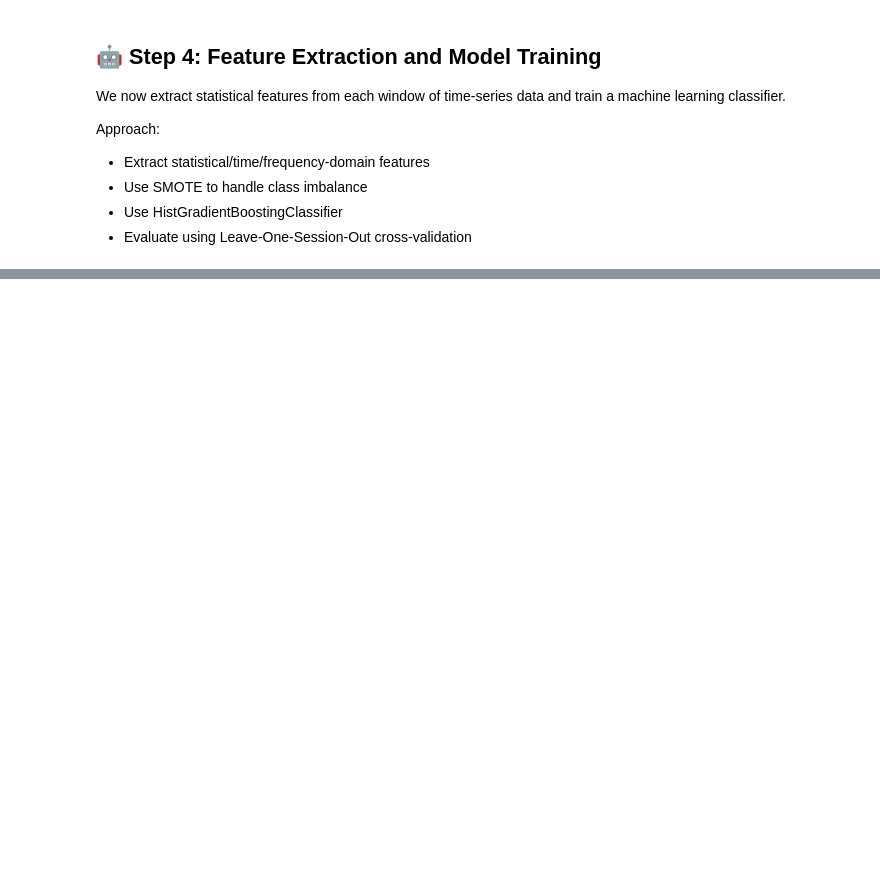
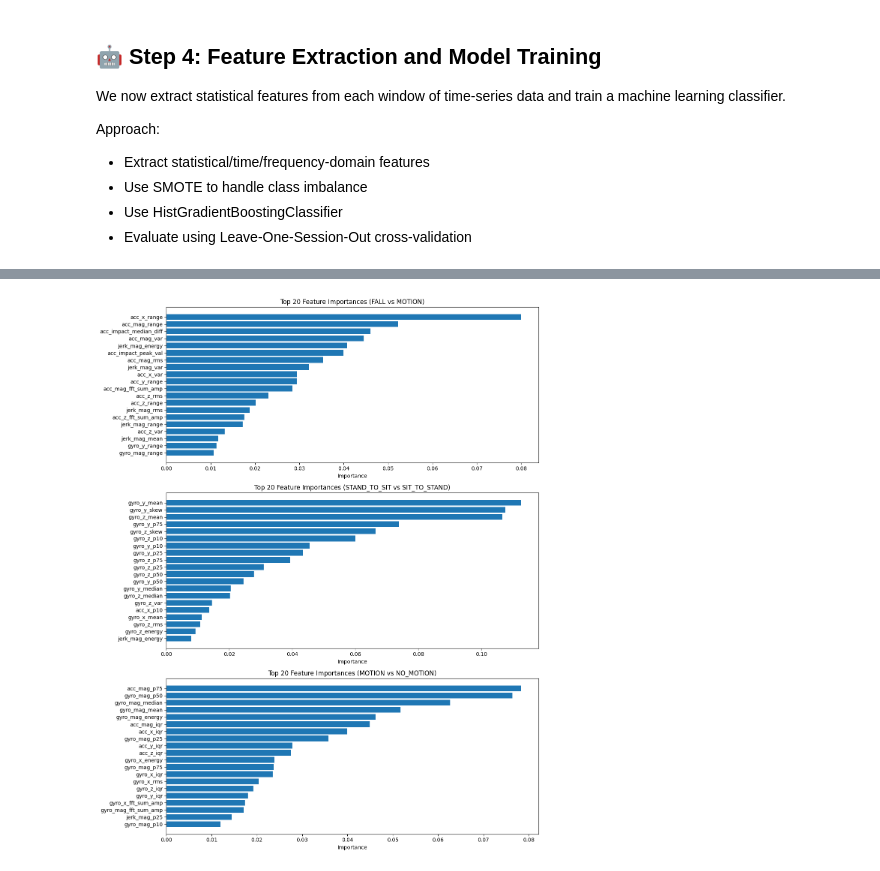
Before and after one commit to sankoktas/bhi360-fall-detection, a Jupyter notebook: app.ipynb, the cells around one changed output, grey strips where cells are left out. Saved outputs shown, nothing was run; the diff lists cells and outputs as text; code cells hidden in the pictures; blank space fills up the shorter version.

```diff
--- a/app.ipynb
+++ b/app.ipynb
@@ -671,0 +1031,68 @@ Macro Precision: 0.8285, Macro Recall: 0.8644, Macro F1: 0.8445
+# %%
+import pandas as pd
+import numpy as np
+import matplotlib.pyplot as plt
+from sklearn.ensemble import RandomForestClassifier
+from sklearn.preprocessing import LabelEncoder
+from sklearn.impute import SimpleImputer
+from sklearn.metrics import classification_report
+
+# Load full extracted dataset
+feats = pd.read_csv("extracted_features.csv")
+
+# Automatically determine feature columns (exclude non-features)
+non_feature_cols = ["label", "session_id", "start_time", "end_time"]
+all_features = [col for col in feats.columns if col not in non_feature_cols]
+
+# Define class pairs to compare
+tasks = [
+    ("FALL", "MOTION"),
+    ("STAND_TO_SIT", "SIT_TO_STAND"),
+    ("MOTION", "NO_MOTION")
+]
+
+# Set up a single figure with subplots
+num_tasks = len(tasks)
+fig, axes = plt.subplots(nrows=num_tasks, figsize=(12, 5 * num_tasks))
+if num_tasks == 1:
+    axes = [axes]  # Ensure it's iterable
+
+# Run classification and plotting for each class pair
+for i, (class1, class2) in enumerate(tasks):
+    subset = feats[feats['label'].isin([class1, class2])].copy()
+
+    X = subset[all_features].to_numpy()
+    y = subset['label'].to_numpy()
+
+    imp = SimpleImputer(strategy="mean")
+    X = imp.fit_transform(X)
+
+    le = LabelEncoder()
+    y = le.fit_transform(y)
+
+    rf = RandomForestClassifier(n_estimators=300, max_depth=None, random_state=42, n_jobs=-1)
+    rf.fit(X, y)
+
+    y_pred = rf.predict(X)
+    print(f"\n📊 Classification Report ({class1} vs {class2}):")
+    print(classification_report(y, y_pred, target_names=le.classes_))
+
+    importances = rf.feature_importances_
+    sorted_feats = sorted(zip(all_features, importances), key=lambda x: x[1], reverse=True)
+
+    print(f"\n🔥 Feature importance for {class1} vs {class2}:")
+    for feat, imp_val in sorted_feats[:15]:  # Show top 15 in terminal
+        print(f"{feat}: {imp_val:.4f}")
+
+    # Plot top 20 features
+    top_feats = sorted_feats[:20]
+    ax = axes[i]
+    ax.barh([f for f, _ in top_feats], [i for _, i in top_feats])
+    ax.set_title(f"Top 20 Feature Importances ({class1} vs {class2})")
+    ax.set_xlabel("Importance")
+    ax.invert_yaxis()
+
+# Final plot layout
+plt.tight_layout()
+plt.show()
+# %% [output]
@@ -671,0 +1116 @@ Macro Precision: 0.8285, Macro Recall: 0.8644, Macro F1: 0.8445
+[figure, added]
```
Also changed, not shown: parts of 16 cells of this notebook, 6 other files.
